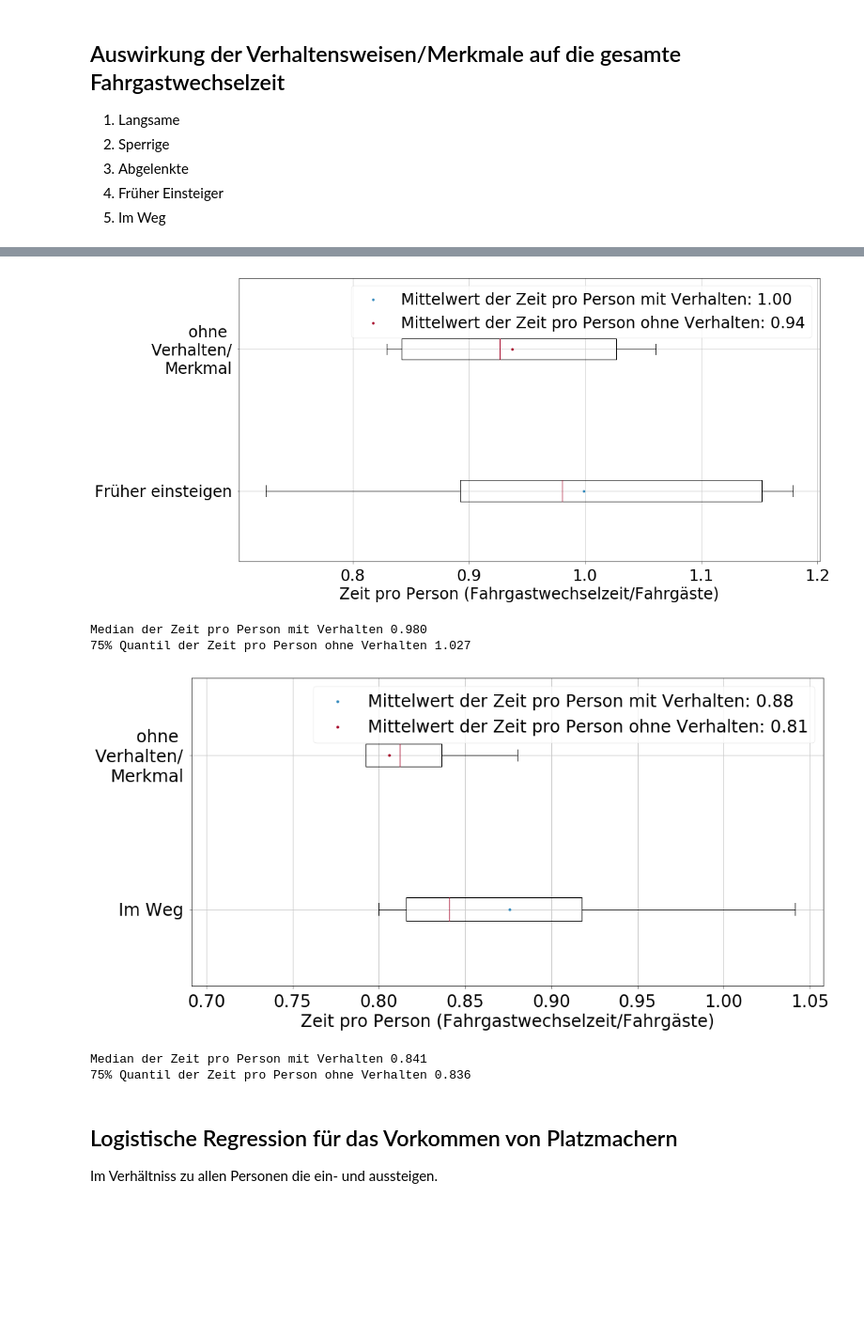
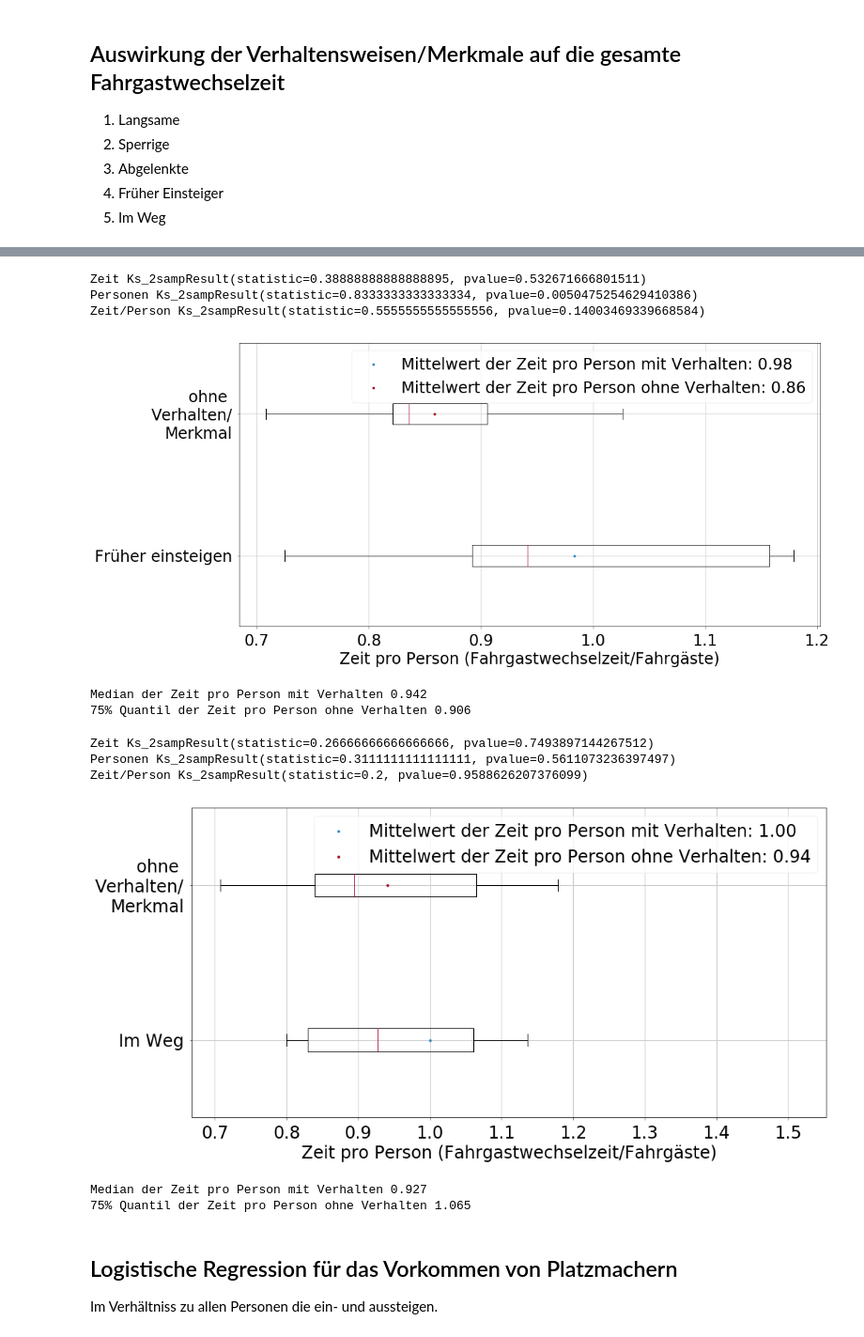
Before and after one commit to AlexandraMayer/Bachelorarbeit, a Jupyter notebook: Tabellen_Notebooks/Behavior.ipynb, the cells around one changed output, grey strips where cells are left out. Shown at 94% size. Saved outputs shown, nothing was run; the diff lists cells and outputs as text; code cells hidden in the pictures; blank space fills up the shorter version.

```diff
--- a/Tabellen_Notebooks/Behavior.ipynb
+++ b/Tabellen_Notebooks/Behavior.ipynb
@@ -193,19 +210,25 @@ Median der Zeit pro Person mit Verhalten 0.912
 # %%
-t_per_person, t_per_person_behav = box_plot_corr(persons, time, data["boarding early"], 'Früher einsteigen', 12, 20)
+t_per_person, t_per_person_behav = box_plot_corr(persons, time, data["boarding early"], 'Früher einsteigen', 13, 21)
 print("Median der Zeit pro Person mit Verhalten {:.3f}".format(t_per_person_behav.median()))
 print("75% Quantil der Zeit pro Person ohne Verhalten {:.3f}".format(t_per_person.quantile(0.75)))
 # %% [output]
+Zeit Ks_2sampResult(statistic=0.38888888888888895, pvalue=0.532671666801511)
+Personen Ks_2sampResult(statistic=0.8333333333333334, pvalue=0.0050475254629410386)
+Zeit/Person Ks_2sampResult(statistic=0.5555555555555556, pvalue=0.14003469339668584)
-[figure, old version]
+[figure, new version]
-Median der Zeit pro Person mit Verhalten 0.980
-75% Quantil der Zeit pro Person ohne Verhalten 1.027
+Median der Zeit pro Person mit Verhalten 0.942
+75% Quantil der Zeit pro Person ohne Verhalten 0.906
 # %%
-t_per_person, t_per_person_behav = box_plot_corr(persons, time, data["in way"], 'Im Weg', 19, 27)
+t_per_person, t_per_person_behav = box_plot_corr(persons, time, data["in way"], 'Im Weg', 9, 22)
 print("Median der Zeit pro Person mit Verhalten {:.3f}".format(t_per_person_behav.median()))
 print("75% Quantil der Zeit pro Person ohne Verhalten {:.3f}".format(t_per_person.quantile(0.75)))
 # %% [output]
+Zeit Ks_2sampResult(statistic=0.26666666666666666, pvalue=0.7493897144267512)
+Personen Ks_2sampResult(statistic=0.3111111111111111, pvalue=0.5611073236397497)
+Zeit/Person Ks_2sampResult(statistic=0.2, pvalue=0.9588626207376099)
-[figure, old version]
+[figure, new version]
-Median der Zeit pro Person mit Verhalten 0.841
-75% Quantil der Zeit pro Person ohne Verhalten 0.836
+Median der Zeit pro Person mit Verhalten 0.927
+75% Quantil der Zeit pro Person ohne Verhalten 1.065
 # %% [markdown]
 ## Logistische Regression für das Vorkommen von Platzmachern
 Im Verhältniss zu allen Personen die ein- und aussteigen.
```
Also changed, not shown: parts of 6 cells of this notebook, 7 other files.
